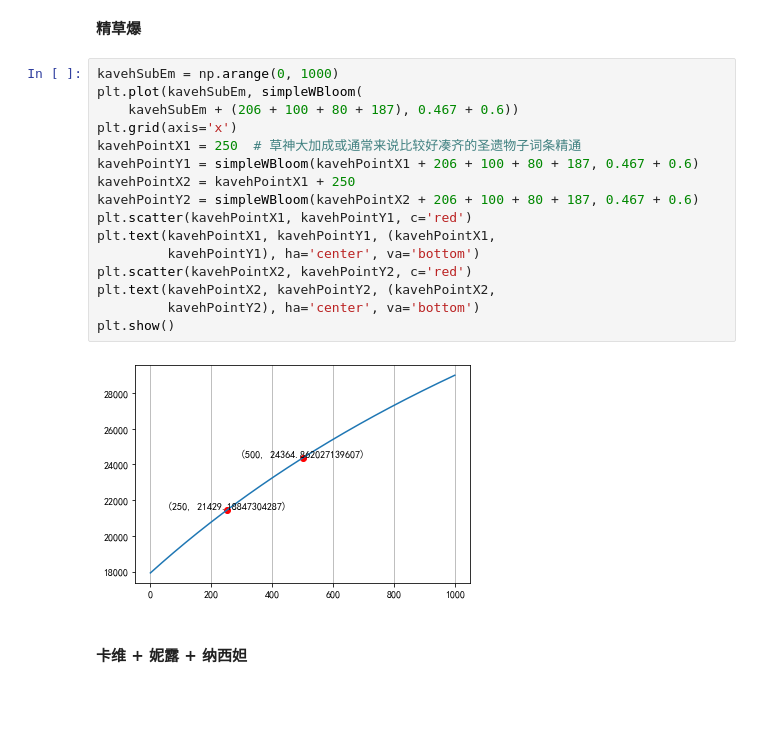
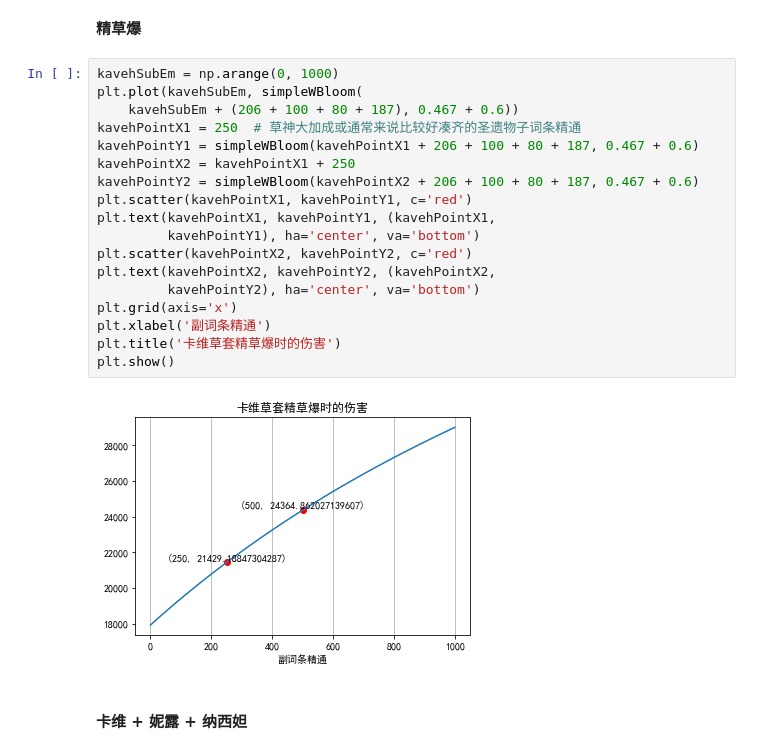
Before and after one commit to muedsa/mihoyo-lab-notebook, a Jupyter notebook: genshin-impact/bloom-reactions.ipynb, the cells around one changed output. Drawn from its saved outputs; the diff is of its cells as text; blank space fills up the shorter version.

```diff
--- a/genshin-impact/bloom-reactions.ipynb
+++ b/genshin-impact/bloom-reactions.ipynb
@@ -587,21 +593,23 @@ print(tabulate(kavehBloomTestTable1,
 # %%
 kavehSubEm = np.arange(0, 1000)
 plt.plot(kavehSubEm, simpleWBloom(
     kavehSubEm + (206 + 100 + 80 + 187), 0.467 + 0.6))
-plt.grid(axis='x')
 kavehPointX1 = 250  # 草神大加成或通常来说比较好凑齐的圣遗物子词条精通
 kavehPointY1 = simpleWBloom(kavehPointX1 + 206 + 100 + 80 + 187, 0.467 + 0.6)
 kavehPointX2 = kavehPointX1 + 250
 kavehPointY2 = simpleWBloom(kavehPointX2 + 206 + 100 + 80 + 187, 0.467 + 0.6)
 plt.scatter(kavehPointX1, kavehPointY1, c='red')
 plt.text(kavehPointX1, kavehPointY1, (kavehPointX1,
          kavehPointY1), ha='center', va='bottom')
 plt.scatter(kavehPointX2, kavehPointY2, c='red')
 plt.text(kavehPointX2, kavehPointY2, (kavehPointX2,
          kavehPointY2), ha='center', va='bottom')
+plt.grid(axis='x')
+plt.xlabel('副词条精通')
+plt.title('卡维草套精草爆时的伤害')
 plt.show()
 # %% [output]
-[figure, old version]
+[figure, new version]
 # %% [markdown]
 #### 卡维 + 妮露 + 纳西妲
 # %%
```
Also changed, not shown: parts of 9 cells of this notebook.
